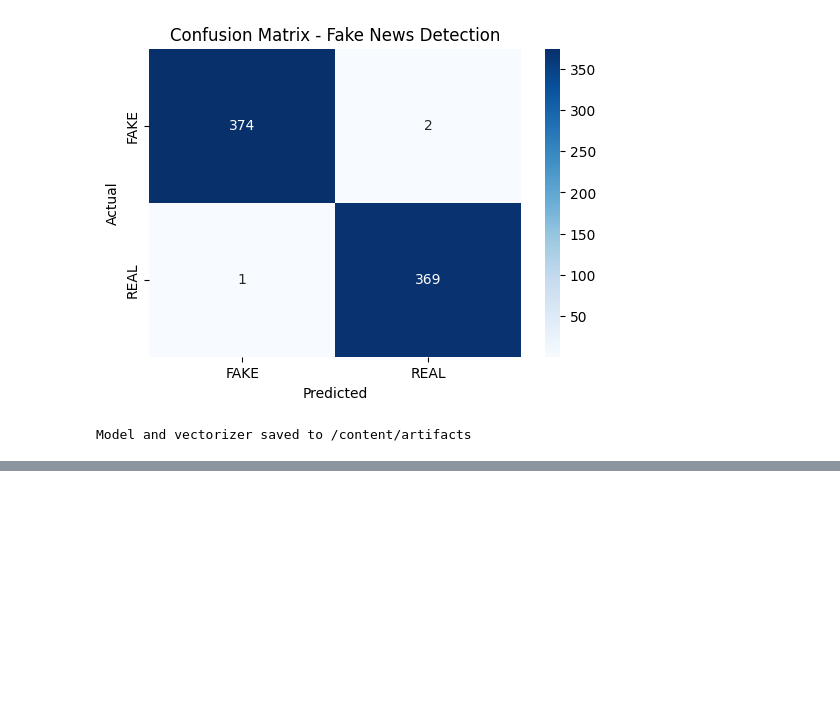
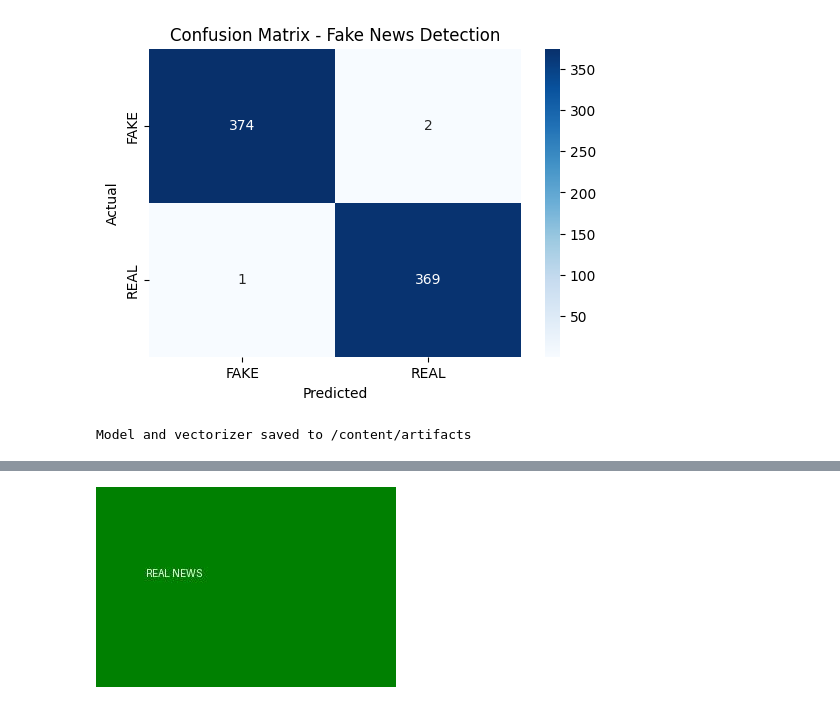
Before and after one commit to VaishnaviNimmala/Fake-News-Detection, a Jupyter notebook: Fake_News_Detection.ipynb, the cells around one changed output, grey strips where cells are left out. Cells and saved outputs as stored; diff of their text form; code cells hidden in the pictures; blank space fills up the shorter version.

```diff
--- a/Fake_News_Detection.ipynb
+++ b/Fake_News_Detection.ipynb
@@ -228,0 +390,4 @@ print(detect_fake_news(user_input))
+# %%
+IPyImage("real_image.jpg")
+# %% [output]
+[figure, added]
```
Also changed, not shown: parts of 16 cells of this notebook.
